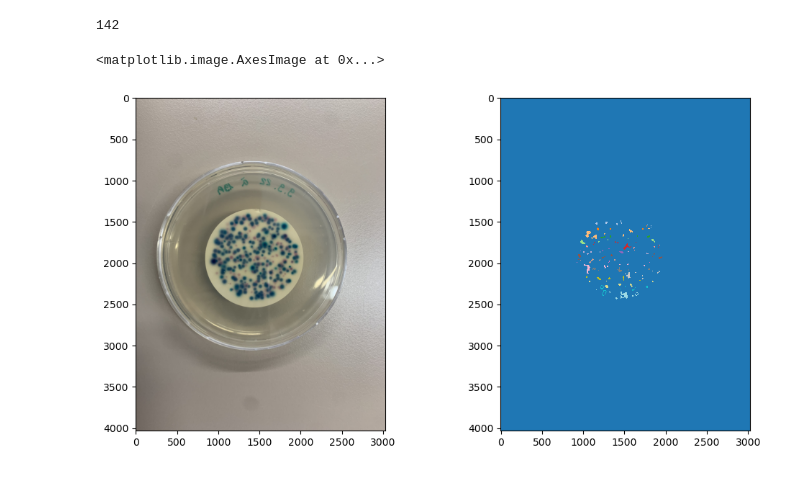
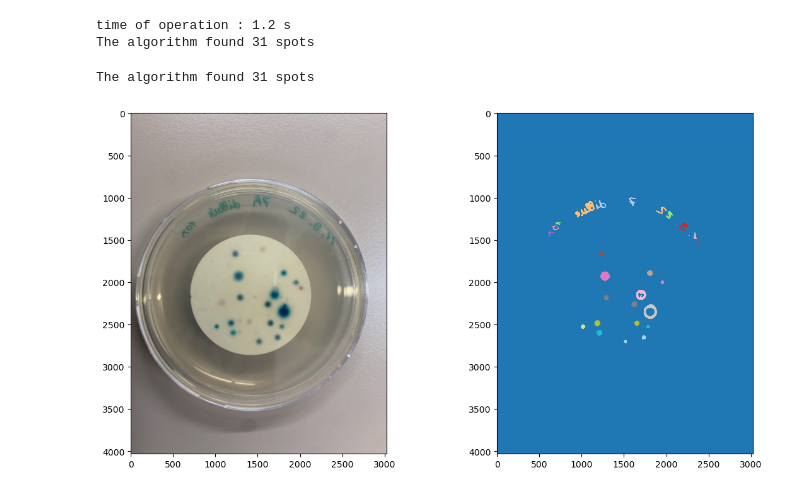
Before and after one commit to randlab/countbacteries, a Jupyter notebook: example_use.ipynb, the cells around one changed output. Cells and saved outputs as stored; diff of their text form; code cells hidden in the pictures.

Commit message:
tuned hsv spot detector

```diff
--- a/example_use.ipynb
+++ b/example_use.ipynb
@@ -4,15 +6,28 @@ import cv2
 from count_spots import count_spots
+# %%
+_start = time.time()
+bgr_img = cv2.imread('data/22-09-11_07h_dillué10x.JPG')
+count, labels = count_spots(    bgr_img,
+                                h_range=np.array((0.4,0.7)),
+                                s_range=np.array((0.2,1)),
+                                v_range=np.array((0.2,1)),
+                                kernel=np.ones((2,2),np.uint8),
+                                kernel_clean=np.ones((9,9),np.uint8)
+                                )
+print(f'time of operation : {round(time.time()-_start,2)} s')
+print(f'The algorithm found {count} spots')
+# %% [output]
+time of operation : 1.2 s
+The algorithm found 31 spots
 # %%
-bgr_img = cv2.imread('data/22-09-09_19h.JPG')
-count, labels = count_spots(bgr_img)
-print(count)
+print(f'The algorithm found {count} spots')
 
 rgb_img = cv2.cvtColor(bgr_img, cv2.COLOR_BGR2RGB )
 
 fig, ax = plt.subplots(1,2,figsize=(12,6))
 ax[0].imshow(rgb_img)
 ax[1].imshow(labels,cmap='tab20',interpolation='nearest')
+fig.tight_layout()
 # %% [output]
-142
+The algorithm found 31 spots
-<matplotlib.image.AxesImage at 0x...>
-[figure, old version]
+[figure, new version]
```
Also changed, not shown: parts of 3 cells of this notebook, 1 other file.
